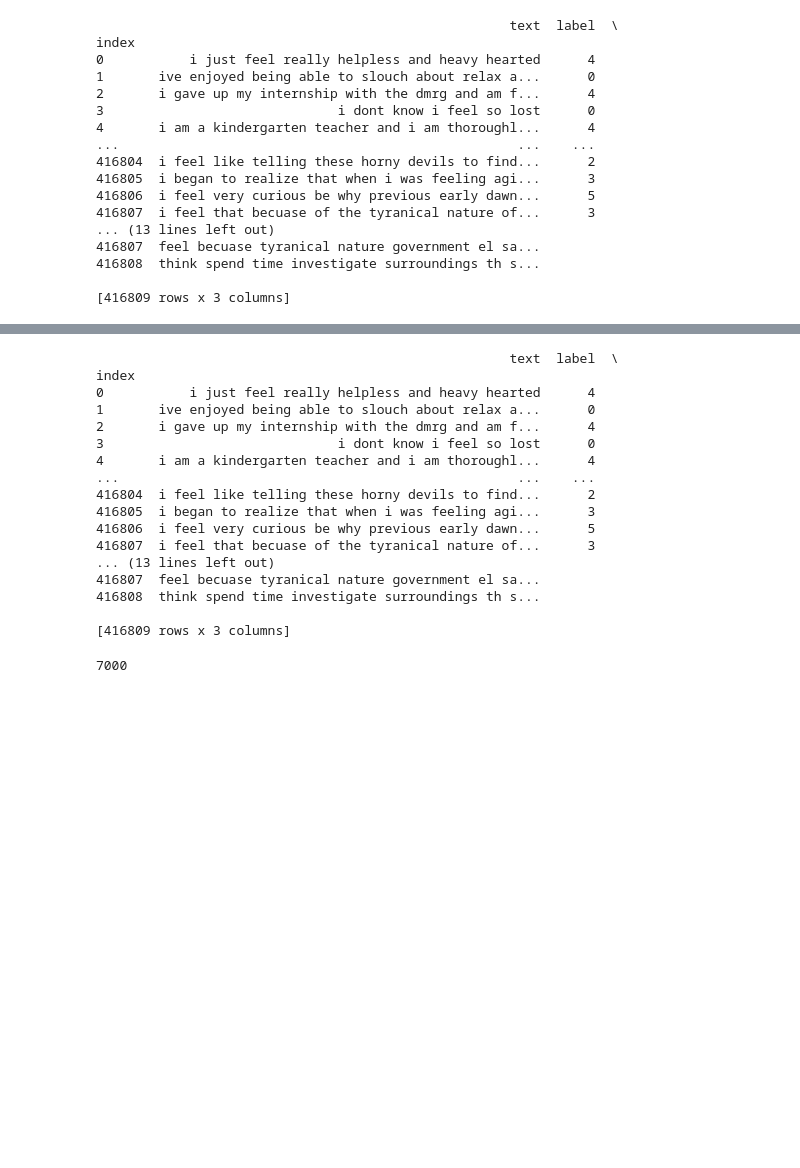
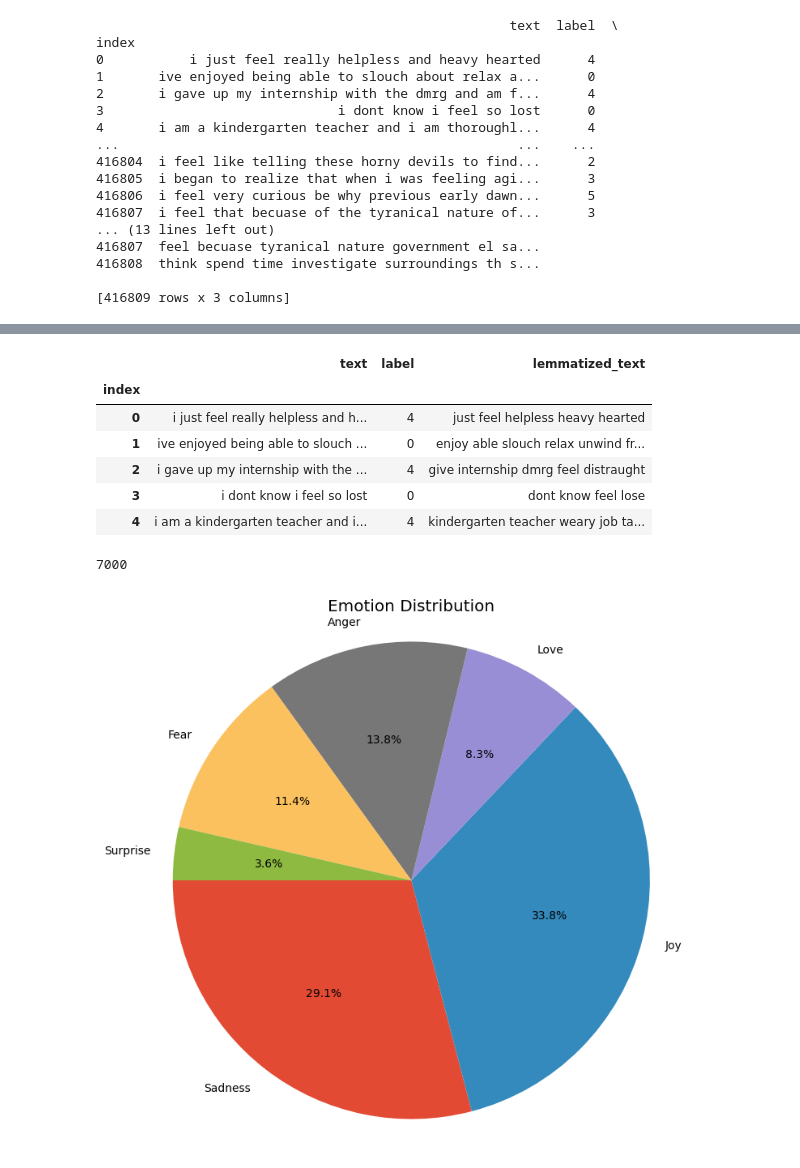
Before and after one commit to MohammadKN/Emotion-Analysis-CNN, a Jupyter notebook: Emotions.ipynb, the cells around one changed output, grey strips where cells are left out. Cells and saved outputs as stored; diff of their text form; code cells hidden in the pictures; blank space fills up the shorter version.

```diff
--- a/Emotions.ipynb
+++ b/Emotions.ipynb
@@ -64,11 +68,12 @@ def get_wordnet_pos(treebank_tag):
         return wordnet.ADV
     else:
         return wordnet.NOUN
-
+pos_tags = []
 def lemmatize_sentence(sentence):
     sentence = sentence.split()
     tokens = word_tokenize(" ".join (sentence))
     pos_tags = pos_tag(tokens)
+    print(pos_tags)
     lemmatized = [
         lemmatizer.lemmatize(word, get_wordnet_pos(pos))
         for word, pos in pos_tags
@@ -87,6 +92,7 @@ def clean_text(text, stop_set=stopwords):
 def remove_ing(word):
     return re.sub(r'ing$', '', word)
 
+df["text"] = df["text"].apply(clean_text)
 df["lemmatized_text"] = df["text"].apply(lemmatize_sentence)
 df["lemmatized_text"] = df["lemmatized_text"].apply(lambda sentence: " ".join(remove_ing(word) for word in sentence.split()))
 df["lemmatized_text"] = df["lemmatized_text"].apply(clean_text)
@@ -152,3 +149,30 @@ print(augmented)
+# %%
+def augment_sentence(sentence, emotion_words = ['sad', 'angry', 'happy', 'joy', 'fear', 'love'], num_augments=3):
+    words = sentence.split()
+    new_sentences = [sentence]
+
+    for _ in range(num_augments):
+        new_words = []
+        for word in words:
+            # If it's an emotion-related word, try replacing it
+            if word.lower() in emotion_words:
+                syns = get_synonyms(word)
+                if syns:
+                    new_word = random.choice(syns)
+                    new_words.append(new_word)
+                else:
+                    new_words.append(word)
+            else:
+                new_words.append(word)
+        new_sentences.append(' '.join(new_words))
+
+    return new_sentences
+
+
+sentence = "I feel sad and angry"
+
+df["augmented_text"] = df["lemmatized_text"].apply(augment_sentence)
+df["augmented_text"][1]
 # %%
 augmented_texts = []
 augmented_labels = []
@@ -158,25 +182,15 @@ for i, row in df.iterrows():
     augmented_texts.extend(augments)
     augmented_labels.extend([row['label']] * len(augments))
 # %%
-print(df)
+df.head()
 # %% [output]
-                                                     text  label  \
-index
-0           i just feel really helpless and heavy hearted      4
-1       ive enjoyed being able to slouch about relax a...      0
-2       i gave up my internship with the dmrg and am f...      4
-3                              i dont know i feel so lost      0
-4       i am a kindergarten teacher and i am thoroughl...      4
-...                                                   ...    ...
-416804  i feel like telling these horny devils to find...      2
-416805  i began to realize that when i was feeling agi...      3
-416806  i feel very curious be why previous early dawn...      5
-416807  i feel that becuase of the tyranical nature of...      3
-... (13 lines left out)
-416807  feel becuase tyranical nature government el sa...
-416808  think spend time investigate surroundings th s...
-
-[416809 rows x 3 columns]
+|  | text | label | lemmatized_text |
+| index |  |  |  |
+| 0 | i just feel really helpless and h... | 4 | just feel helpless heavy hearted |
+| 1 | ive enjoyed being able to slouch ... | 0 | enjoy able slouch relax unwind fr... |
+| 2 | i gave up my internship with the ... | 4 | give internship dmrg feel distraught |
+| 3 | i dont know i feel so lost | 0 | dont know feel lose |
+| 4 | i am a kindergarten teacher and i... | 4 | kindergarten teacher weary job ta... |
 # %%
 vc = pd.Series(tokens).value_counts()
 vc = vc.head(7000)
@@ -184,6 +198,22 @@ words = list(vc.index.unique())
 print(len(words))
 # %% [output]
 7000
+# %%
+
+# Count the number of entries per label
+label_counts = df['label'].value_counts().sort_index()
+
+# Define emotion names to match the labels
+emotion_names = ['Sadness', 'Joy', 'Love', 'Anger', 'Fear', 'Surprise']
+
+# Plot pie chart
+plt.figure(figsize=(8, 8))
+plt.pie(label_counts, labels=emotion_names, autopct='%1.1f%%', startangle=180)
+plt.title('Emotion Distribution')
+plt.axis('equal')  # Equal aspect ratio ensures the pie chart is circular.
+plt.show()
+# %% [output]
+[figure, added]
 # %%
 word_to_index = {}
 index = 1
```
Also changed, not shown: parts of 15 cells of this notebook.
